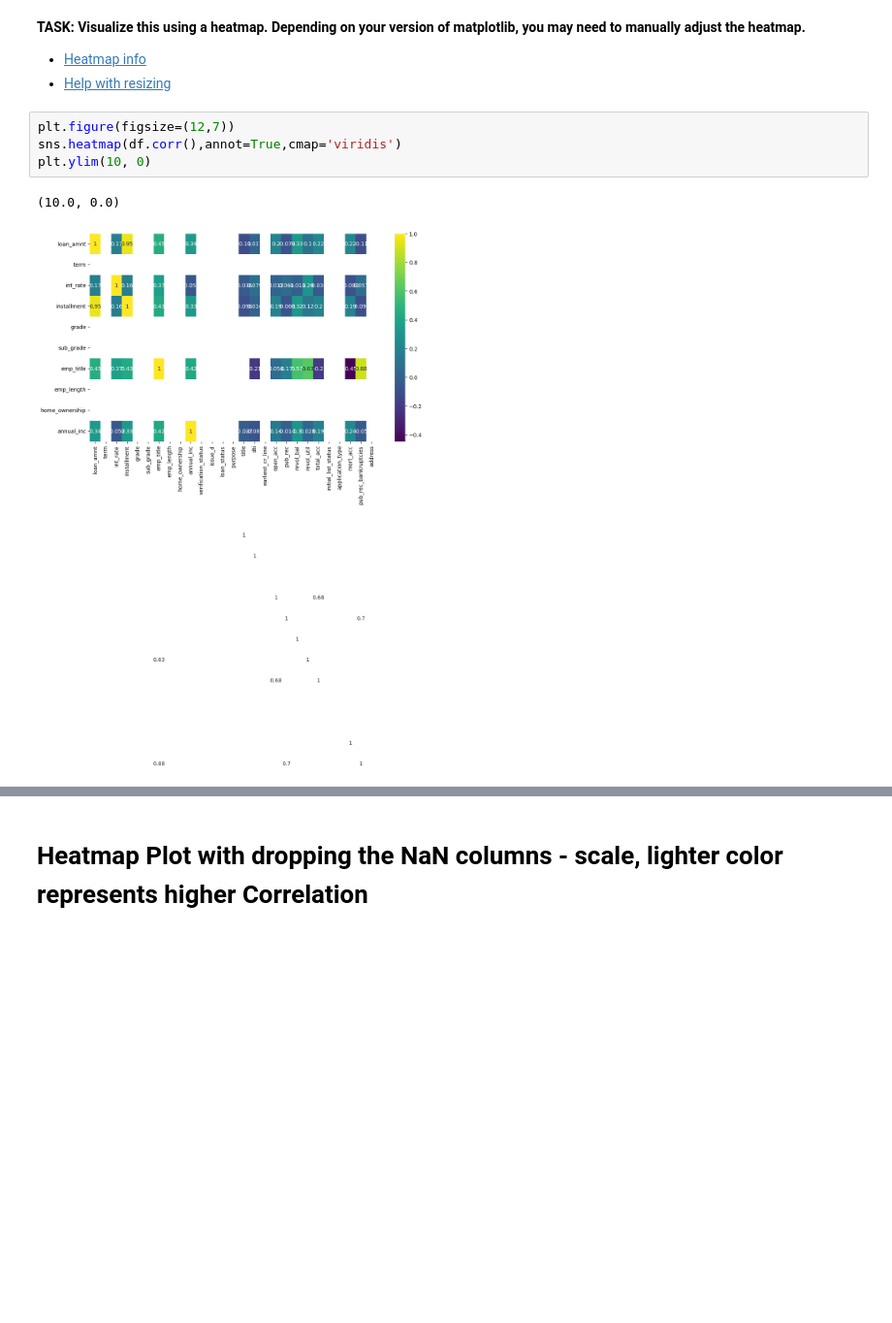
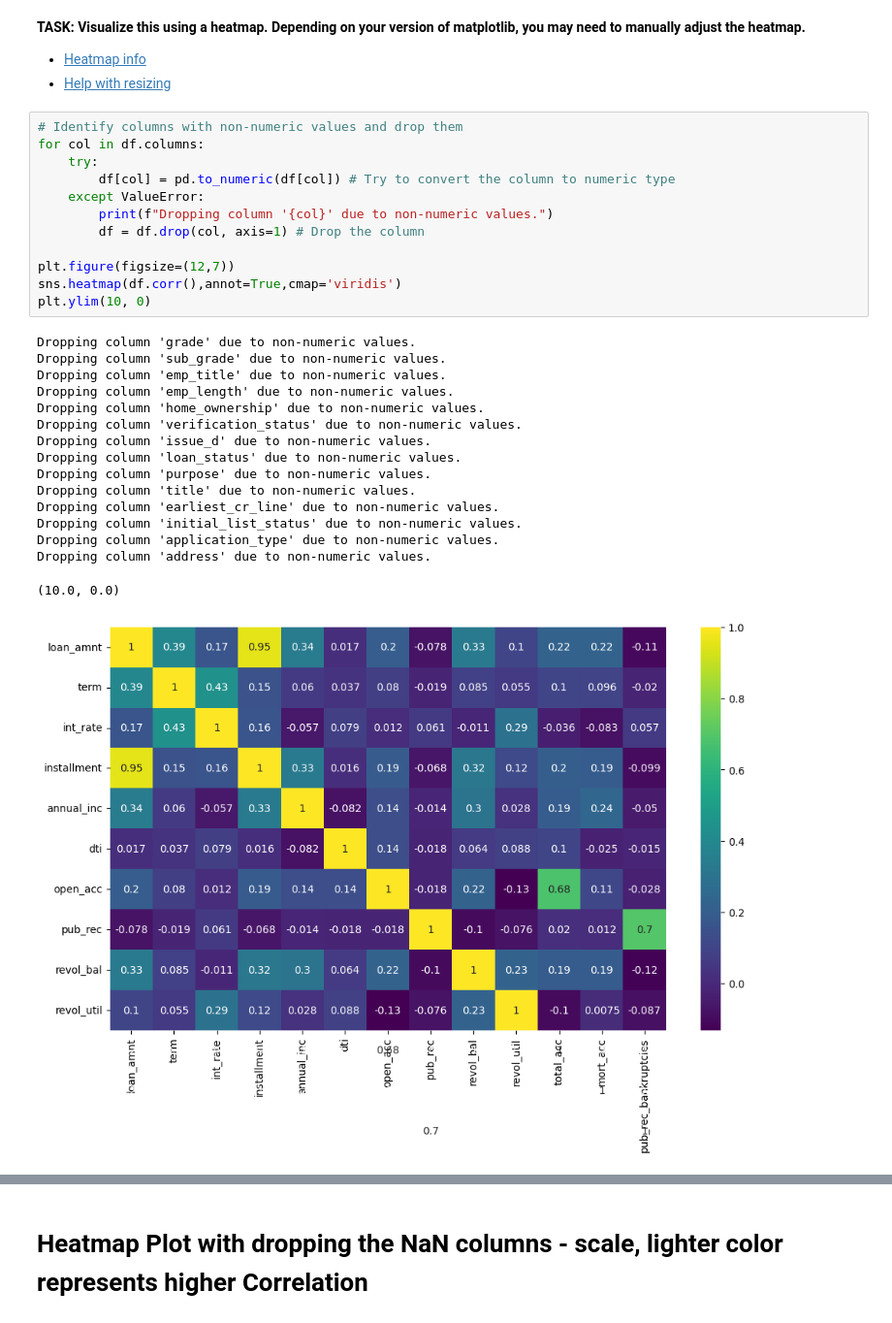
Before and after one commit to drpetros11111/Tensorflow_Portilia, a Jupyter notebook: 04_Keras_Project_Exercise_Solutions.ipynb, the cells around one changed output, grey strips where cells are left out. Shown at 97% size. Saved outputs shown, nothing was run; the diff lists cells and outputs as text; blank space fills up the shorter version.

```diff
--- a/04_Keras_Project_Exercise_Solutions.ipynb
+++ b/04_Keras_Project_Exercise_Solutions.ipynb
@@ -600,10 +622,32 @@ Column 'address' contains non-numeric values.
 
 * [Heatmap info](https://seaborn.pydata.org/generated/seaborn.heatmap.html#seaborn.heatmap)
 * [Help with resizing](https://stackoverflow.com/questions/56942670/matplotlib-seaborn-first-and-last-row-cut-in-half-of-heatmap-plot)
-# %%
-plt.figure(figsize=(12,7))
-sns.heatmap(df.corr(),annot=True,cmap='viridis')
-plt.ylim(10, 0)
-# %% [output]
-(10.0, 0.0)
-[figure, removed]
+# %%
+# Identify columns with non-numeric values and drop them
+for col in df.columns:
+    try:
+        df[col] = pd.to_numeric(df[col]) # Try to convert the column to numeric type
+    except ValueError:
+        print(f"Dropping column '{col}' due to non-numeric values.")
+        df = df.drop(col, axis=1) # Drop the column
+
+plt.figure(figsize=(12,7))
+sns.heatmap(df.corr(),annot=True,cmap='viridis')
+plt.ylim(10, 0)
+# %% [output]
+Dropping column 'grade' due to non-numeric values.
+Dropping column 'sub_grade' due to non-numeric values.
+Dropping column 'emp_title' due to non-numeric values.
+Dropping column 'emp_length' due to non-numeric values.
+Dropping column 'home_ownership' due to non-numeric values.
+Dropping column 'verification_status' due to non-numeric values.
+Dropping column 'issue_d' due to non-numeric values.
+Dropping column 'loan_status' due to non-numeric values.
+Dropping column 'purpose' due to non-numeric values.
+Dropping column 'title' due to non-numeric values.
+Dropping column 'earliest_cr_line' due to non-numeric values.
+Dropping column 'initial_list_status' due to non-numeric values.
+Dropping column 'application_type' due to non-numeric values.
+Dropping column 'address' due to non-numeric values.
+(10.0, 0.0)
+[figure, added]
```
Also changed, not shown: parts of 71 cells of this notebook.
